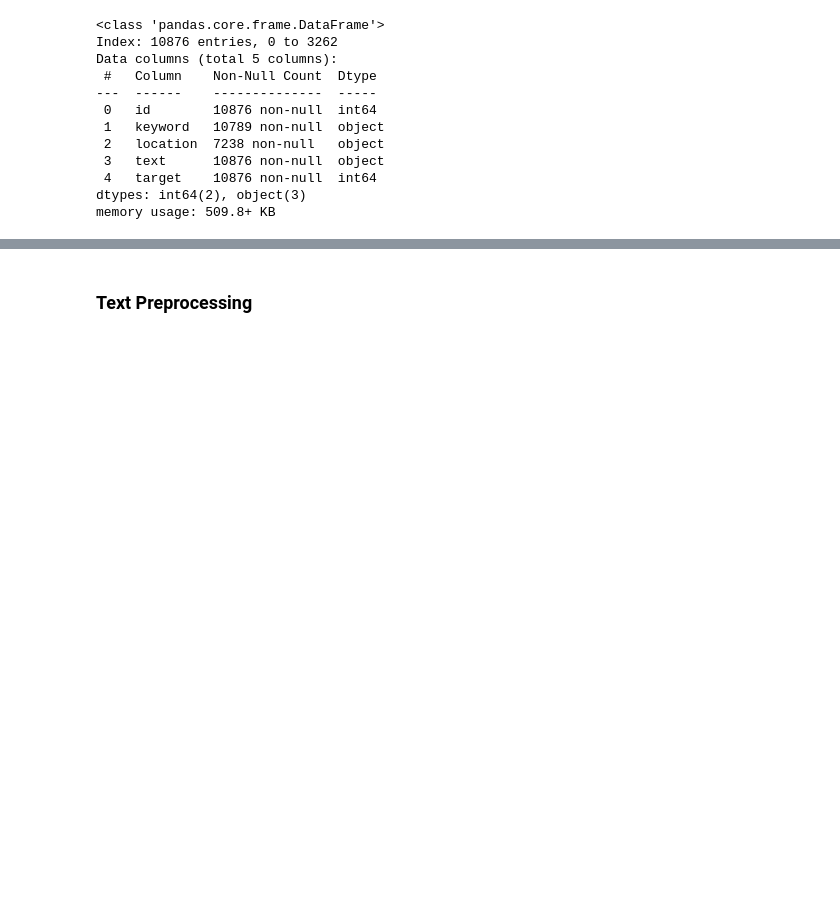
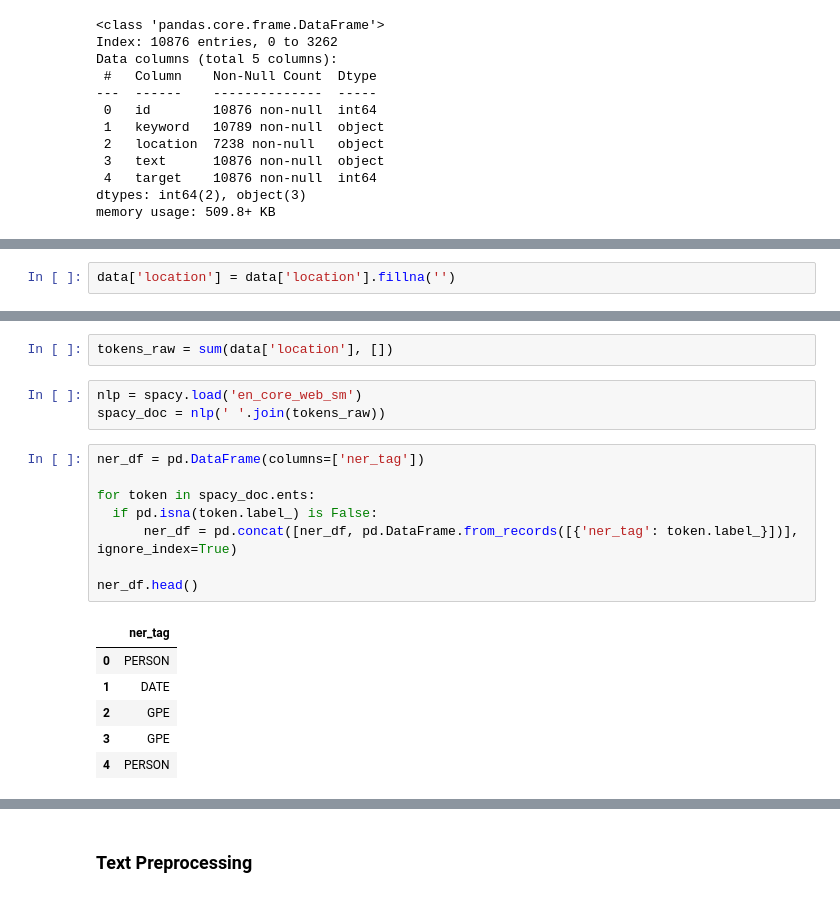
Before and after one commit to cpicazo8304/Disaster-Tweets-Prediction, a Jupyter notebook: notebooks/nlp-with-disaster-tweets.ipynb, the cells around one changed output, grey strips where cells are left out. Cells and saved outputs as stored; diff of their text form; blank space fills up the shorter version.

```diff
--- a/notebooks/nlp-with-disaster-tweets.ipynb
+++ b/notebooks/nlp-with-disaster-tweets.ipynb
@@ -84,0 +75,2 @@ Name: text, dtype: object
+# %%
+data['location'] = data['location'].fillna('')
@@ -84,0 +87,20 @@ Name: text, dtype: object
+# %%
+tokens_raw = sum(data['location'], [])
+# %%
+nlp = spacy.load('en_core_web_sm')
+spacy_doc = nlp(' '.join(tokens_raw))
+# %%
+ner_df = pd.DataFrame(columns=['ner_tag'])
+
+for token in spacy_doc.ents:
+  if pd.isna(token.label_) is False:
+      ner_df = pd.concat([ner_df, pd.DataFrame.from_records([{'ner_tag': token.label_}])], ignore_index=True)
+
+ner_df.head()
+# %% [output]
+|  | ner_tag |
+| 0 | PERSON |
+| 1 | DATE |
+| 2 | GPE |
+| 3 | GPE |
+| 4 | PERSON |
```
Also changed, not shown: parts of 10 cells of this notebook.
